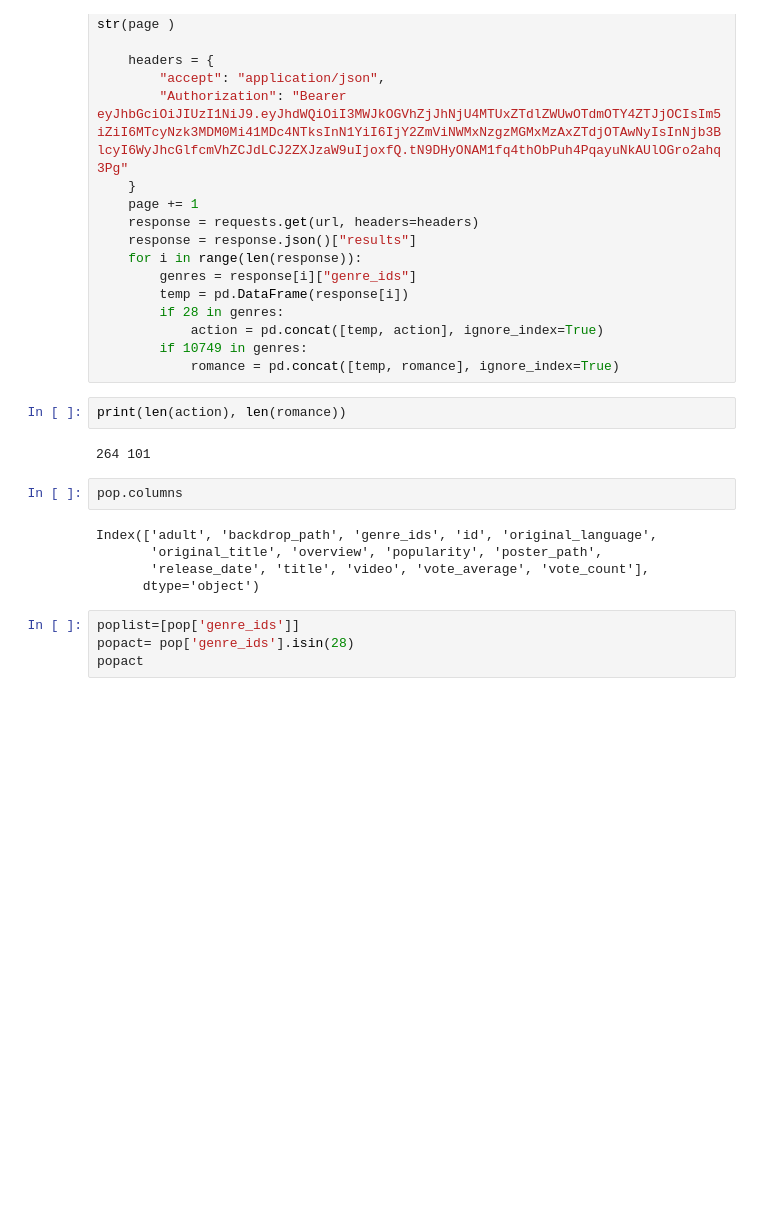
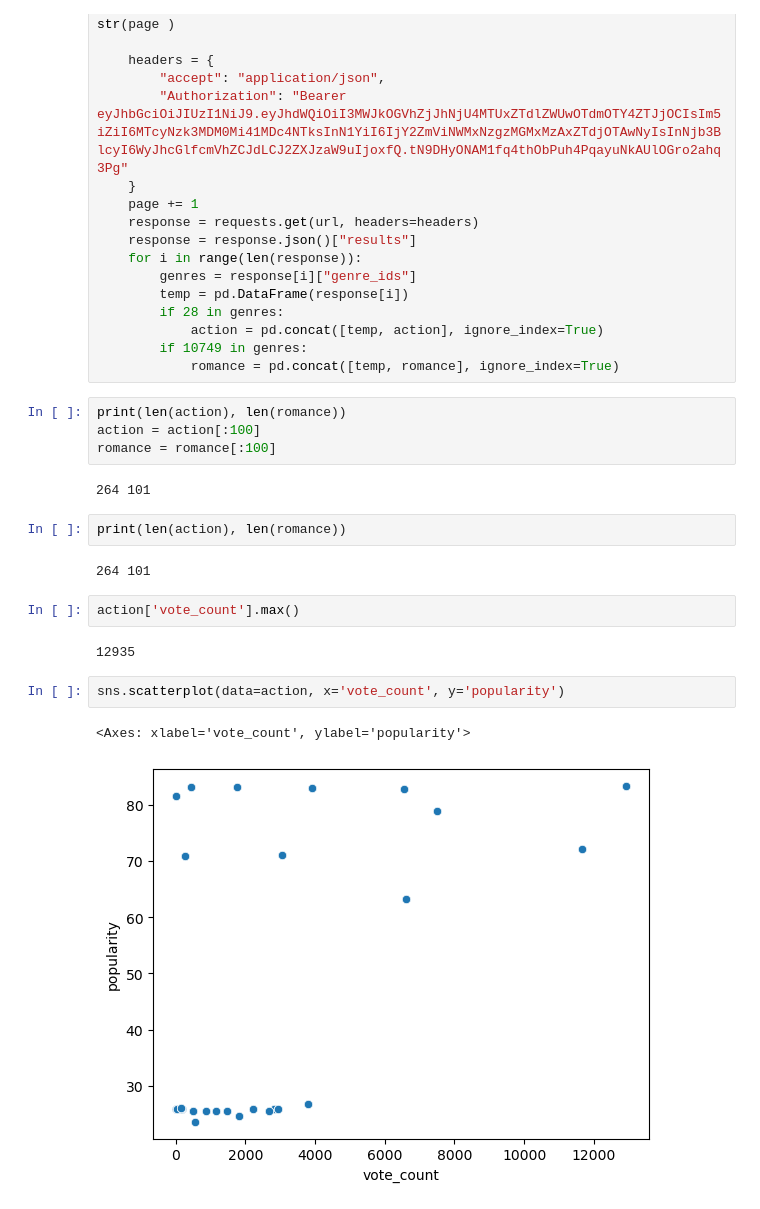
Before and after one commit to whoshilo/AI, a Jupyter notebook: Semester 1/Movies/AMCemployeesgetpaidtoomuch.ipynb, the cells around one changed output. Drawn from its saved outputs; the diff is of its cells as text; blank space fills up the shorter version.

```diff
--- a/Semester 1/Movies/AMCemployeesgetpaidtoomuch.ipynb
+++ b/Semester 1/Movies/AMCemployeesgetpaidtoomuch.ipynb
@@ -258,18 +258,22 @@ while len(action) < 100 or len(romance) < 100:
             action = pd.concat([temp, action], ignore_index=True)
         if 10749 in genres:
             romance = pd.concat([temp, romance], ignore_index=True)
+# %%
+print(len(action), len(romance))
+action = action[:100]
+romance = romance[:100]
+# %% [output]
+264 101
 # %%
 print(len(action), len(romance))
 # %% [output]
 264 101
-# %%
-pop.columns
-# %% [output]
-Index(['adult', 'backdrop_path', 'genre_ids', 'id', 'original_language',
-       'original_title', 'overview', 'popularity', 'poster_path',
-       'release_date', 'title', 'video', 'vote_average', 'vote_count'],
-      dtype='object')
-# %%
-poplist=[pop['genre_ids']]
-popact= pop['genre_ids'].isin(28)
-popact
+# %%
+action['vote_count'].max()
+# %% [output]
+12935
+# %%
+sns.scatterplot(data=action, x='vote_count', y='popularity')
+# %% [output]
+<Axes: xlabel='vote_count', ylabel='popularity'>
+[figure, added]
```
Also changed, not shown: parts of 3 cells of this notebook, 3 other files.
